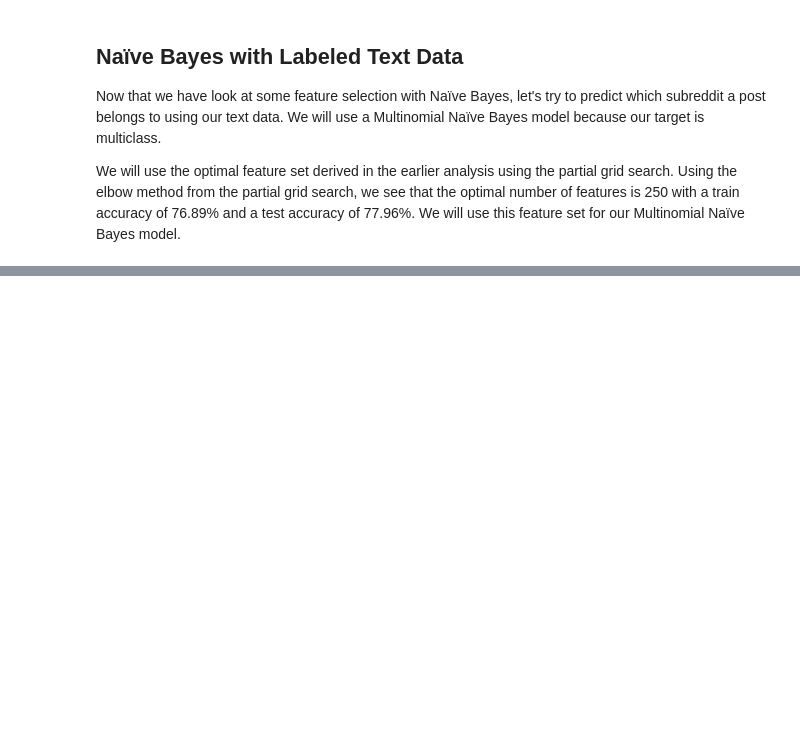
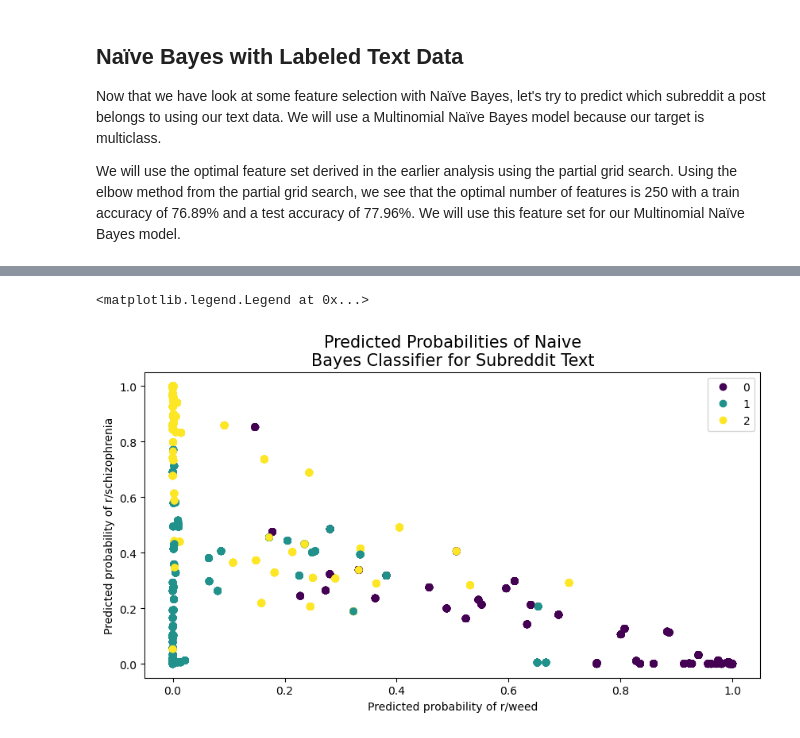
Before and after one commit to anly501/dsan-5000-project-mfgeary, a Jupyter notebook: dsan-website/5000-website/naive-bayes/naive-bayes.ipynb, the cells around one changed output, grey strips where cells are left out. Saved outputs shown, nothing was run; the diff lists cells and outputs as text; code cells hidden in the pictures; blank space fills up the shorter version.

```diff
--- a/dsan-website/5000-website/naive-bayes/naive-bayes.ipynb
+++ b/dsan-website/5000-website/naive-bayes/naive-bayes.ipynb
@@ -884,0 +902,14 @@ roc_auc
+# %%
+plt.figure(figsize=(10, 5))
+
+scatter = plt.scatter(y_pred_prob[:, 0], y_pred_prob[:, 2], c=y_test)
+
+plt.xlabel('Predicted probability of r/weed')
+plt.ylabel('Predicted probability of r/schizophrenia')
+
+plt.title('Predicted Probabilities of Naive\nBayes Classifier for Subreddit Text', size=15)
+
+plt.legend(*scatter.legend_elements())
+# %% [output]
+<matplotlib.legend.Legend at 0x...>
+[figure, added]
```
Also changed, not shown: parts of 20 cells of this notebook, 5 other files.
